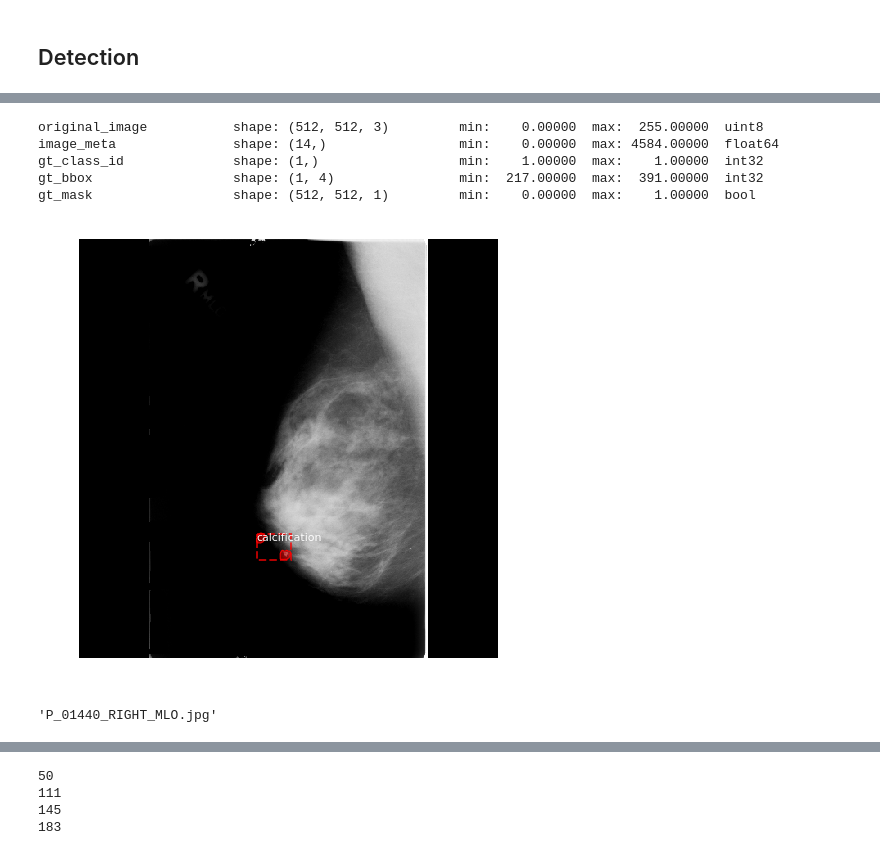
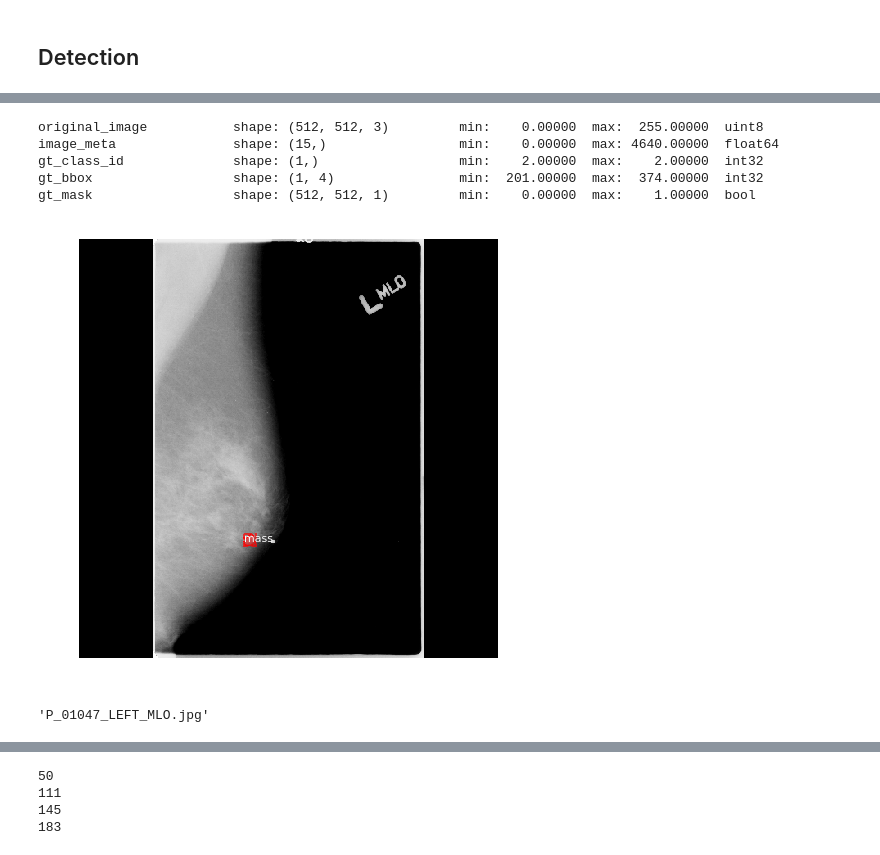
Before and after one commit to patrick-12sigma/cal-detection, a Jupyter notebook: code/Mask_RCNN/cal_Mask_rcnn.ipynb, the cells around one changed output, grey strips where cells are left out. Cells and saved outputs as stored; diff of their text form; code cells hidden in the pictures.

```diff
--- a/code/Mask_RCNN/cal_Mask_rcnn.ipynb
+++ b/code/Mask_RCNN/cal_Mask_rcnn.ipynb
@@ -276,7 +305,7 @@ model.load_weights(model_path, by_name=True)
 
 model.train(dataset_train, dataset_val,
             learning_rate=config.LEARNING_RATE,
-            epochs=20,
+            epochs=2,
             layers='heads')
 # %% [output]
 Starting at epoch 0. LR=0.001
@@ -339,7 +336,7 @@ KeyboardInterrupt:
 
 model.train(dataset_train, dataset_val,
             learning_rate=config.LEARNING_RATE / 10,
-            epochs=40,
+            epochs=4,
             layers="all")
 # %% [output]
 Starting at epoch 2. LR=0.0002
@@ -370,9 +367,12 @@ class InferenceConfig(CalConfig):
     GPU_COUNT = 1
     IMAGES_PER_GPU = 1
     IMAGE_RESIZE_MODE = "square"
-    RPN_NMS_THRESHOLD = 0.7
-    DETECTION_MIN_CONFIDENCE = 0.7
+    RPN_NMS_THRESHOLD = 0
+    DETECTION_MIN_CONFIDENCE = 0.8
+    BACKBONE = "resnet101"
 
 inference_config = InferenceConfig()
+
+DEVICE = "/gpu:0"
 # %%
 # Recreate the model in inference mode
@@ -409,0 +416,25 @@ Loading weights from  /home/sky8/cal/logs/calcification-coco20180419T0119/mask_r
+# %%
+# Test on a random image
+image_ids = np.random.choice(dataset_train.image_ids, 10)
+
+for image_id in image_ids:
+    image_id = random.choice(dataset_val.image_ids)
+    original_image, image_meta, gt_class_id, gt_bbox, gt_mask =\
+        modellib.load_image_gt(dataset_val, inference_config,
+                               image_id, use_mini_mask=False)
+
+    log("original_image", original_image)
+    log("image_meta", image_meta)
+    log("gt_class_id", gt_class_id)
+    log("gt_bbox", gt_bbox)
+    log("gt_mask", gt_mask)
+
+    output = visualize.display_instances(original_image, gt_bbox, gt_mask, gt_class_id,
+                                dataset_train.class_names, figsize=(8, 8))
+    print(dataset_val.load_name(image_id))
+
+    results = model.detect([original_image], verbose=1)
+    r = results[0]
+
+    visualize.display_instances(original_image, r['rois'], r['masks'], r['class_ids'],
+                                dataset_val.class_names, r['scores'], ax=get_ax())
@@ -410,43 +517,43 @@ Loading weights from  /home/sky8/cal/logs/calcification-coco20180419T0119/mask_r
 # %%
 # Test on a random image
-image_id = random.choice(dataset_val.image_ids)
+image_id = random.choice(dataset_train.image_ids)
 original_image, image_meta, gt_class_id, gt_bbox, gt_mask =\
-    modellib.load_image_gt(dataset_val, inference_config,
+    modellib.load_image_gt(dataset_train, inference_config,
                            image_id, use_mini_mask=False)
 
 log("original_image", original_image)
 log("image_meta", image_meta)
 log("gt_class_id", gt_class_id)
 log("gt_bbox", gt_bbox)
 log("gt_mask", gt_mask)
 
 output = visualize.display_instances(original_image, gt_bbox, gt_mask, gt_class_id,
                             dataset_train.class_names, figsize=(8, 8))
 # skimage.io.imsave('/data1/share/shiky/Mask_RCNN/test2.jpg', output)
 # # 	plt.savefig("/data1/share/shiky/Mask_RCNN/test.jpg")
 # # print(output)
 # mask, class_ids = dataset_val.load_mask(image_id)
 
 
 # mask = mask.astype('uint8')
 
 
 # mask[mask == 1] = 255
 # mask = mask[:, :, 0]
 # # cv2.imshow('mask',mask)
 # # cv2.waitKey(0)
 # # cv2.destroyAllWindows()
 # plt.figure(figsize=(13,13))
 # plt.imshow(mask, cmap='gray')
-dataset_val.load_name(image_id)
+dataset_train.load_name(image_id)
 # %% [output]
 original_image           shape: (512, 512, 3)         min:    0.00000  max:  255.00000  uint8
-image_meta               shape: (14,)                 min:    0.00000  max: 4584.00000  float64
-gt_class_id              shape: (1,)                  min:    1.00000  max:    1.00000  int32
-gt_bbox                  shape: (1, 4)                min:  217.00000  max:  391.00000  int32
+image_meta               shape: (15,)                 min:    0.00000  max: 4640.00000  float64
+gt_class_id              shape: (1,)                  min:    2.00000  max:    2.00000  int32
+gt_bbox                  shape: (1, 4)                min:  201.00000  max:  374.00000  int32
 gt_mask                  shape: (512, 512, 1)         min:    0.00000  max:    1.00000  bool
-[figure, old version]
+[figure, new version]
-'P_01440_RIGHT_MLO.jpg'
+'P_01047_LEFT_MLO.jpg'
 # %%
 results = model.detect([original_image], verbose=1)
 r = results[0]
```
Also changed, not shown: parts of 16 cells of this notebook, 4 other files.
